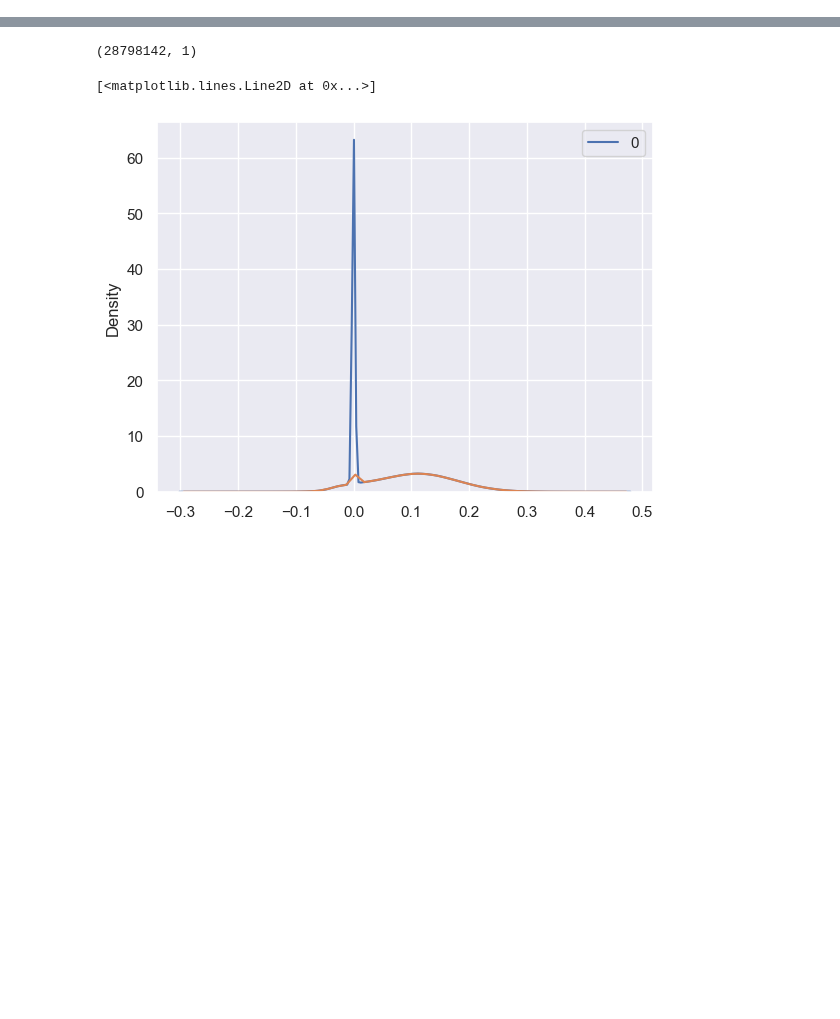
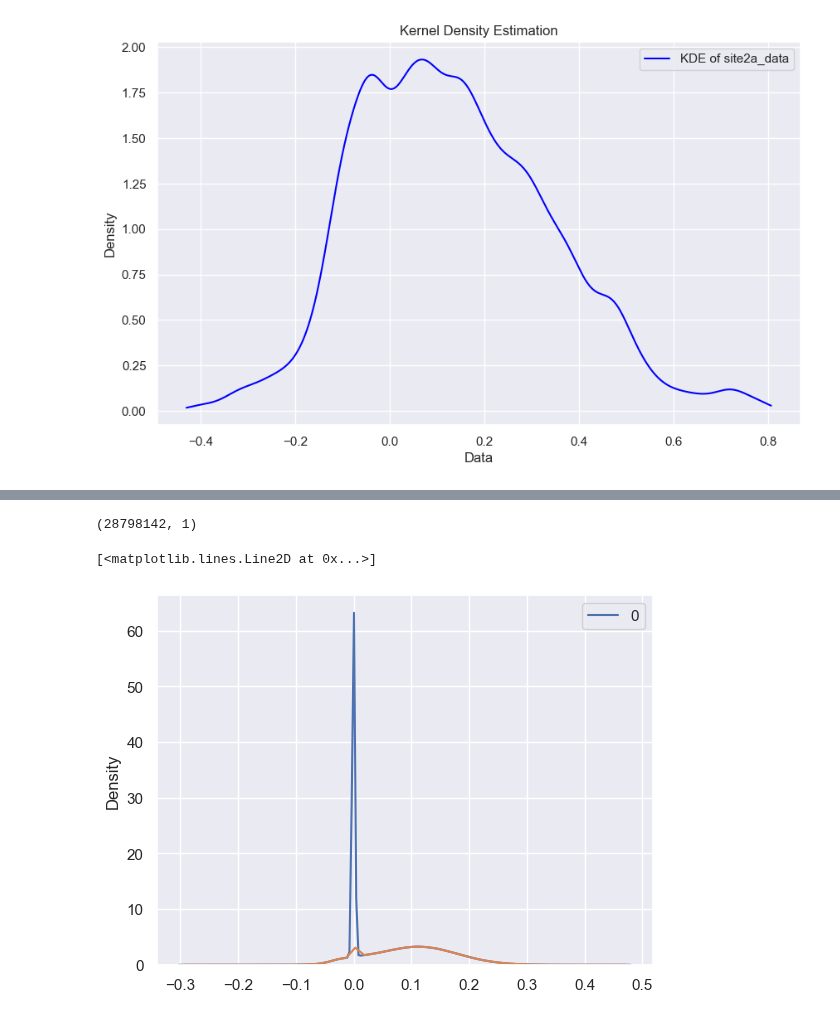
Before and after one commit to wenquchen/hytools, a Jupyter notebook: trait_probability_density.ipynb, the cells around one changed output, grey strips where cells are left out. Cells and saved outputs as stored; diff of their text form; code cells hidden in the pictures; blank space fills up the shorter version.

```diff
--- a/trait_probability_density.ipynb
+++ b/trait_probability_density.ipynb
@@ -31,3 +134,18 @@ la_trait_img = gdal.Open(r'F:\wenqu\trait_map\site2a_la_trait_map.tiff').ReadAsA
+# %%
+kde2 = gaussian_kde(site2a_data)
+x2 = np.linspace(np.min(site2a_data), np.max(site2a_data), 1000)
+pdf2 = kde2(x2)
+# %%
+plt.figure(figsize=(10,6))
+plt.plot(x2, pdf2, label='KDE of site2a_data', color='blue')
+plt.xlabel('Data')
+plt.ylabel('Density')
+plt.title('Kernel Density Estimation')
+plt.legend()
+plt.grid(True)
+plt.show()
+# %% [output]
+[figure, added]
 # %%
 xmin = la_trait_img.min()
 xmax = la_trait_img.max()
```
Also changed, not shown: parts of 11 cells of this notebook.
